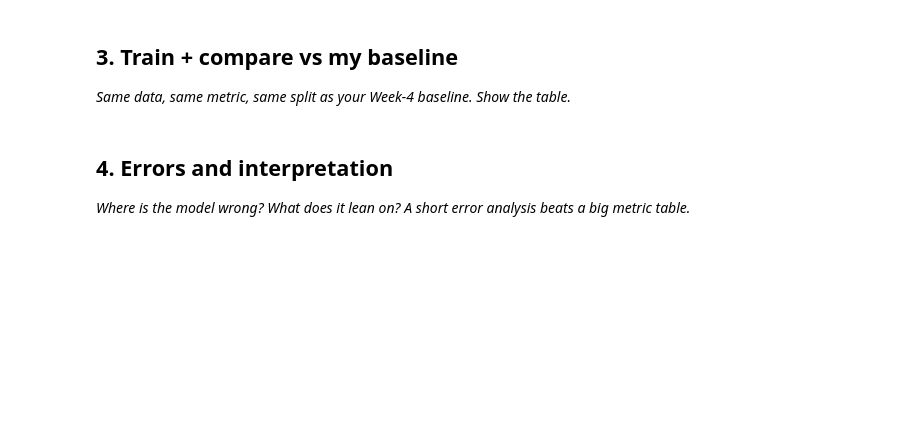
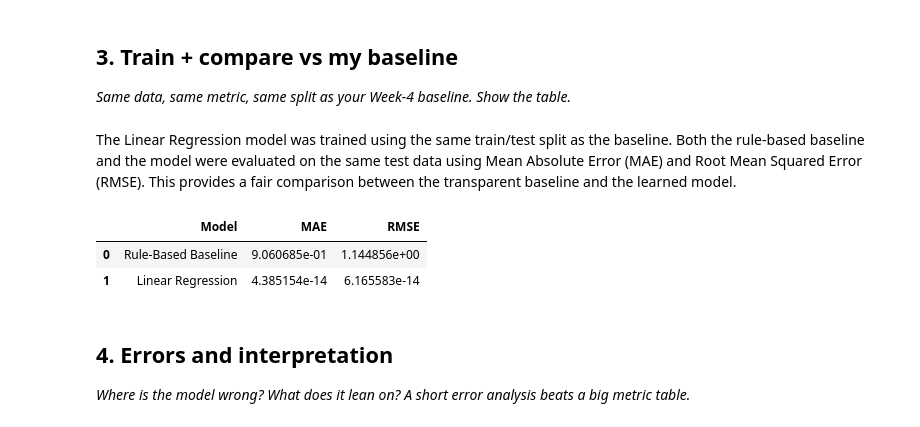
Before and after one commit to rish7186/flyrank-ml-internship-starter, a Jupyter notebook: work/notebooks/w05_model.ipynb, the cells around one changed output. Saved outputs shown, nothing was run; the diff lists cells and outputs as text; code cells hidden in the pictures; blank space fills up the shorter version.

```diff
--- a/work/notebooks/w05_model.ipynb
+++ b/work/notebooks/w05_model.ipynb
@@ -30,3 +80,55 @@ This skeleton is yours to fill. Work the sections **in order** — each one has
+# %% [markdown]
+The Linear Regression model was trained using the same train/test split as the baseline. Both the rule-based baseline and the model were evaluated on the same test data using Mean Absolute Error (MAE) and Root Mean Squared Error (RMSE). This provides a fair comparison between the transparent baseline and the learned model.
+# %%
+# This cell is for CODE (numbers, a query, a check).
+# Write your text answer in the cell ABOVE this one — typing sentences here breaks Run All.
+from sklearn.linear_model import LinearRegression
+from sklearn.metrics import mean_absolute_error, mean_squared_error
+import pandas as pd
+import numpy as np
+
+# -------------------------------
+# Train Linear Regression
+# -------------------------------
+
+model = LinearRegression()
+model.fit(X_train, y_train)
+
+# Model predictions
+model_pred = model.predict(X_test)
+
+# -------------------------------
+# Rule-based Baseline Prediction
+# -------------------------------
+
+# Simple baseline: predict the mean house value from the training data
+baseline_pred = np.full(len(y_test), y_train.mean())
+
+# -------------------------------
+# Evaluation
+# -------------------------------
+
+baseline_mae = mean_absolute_error(y_test, baseline_pred)
+baseline_rmse = np.sqrt(mean_squared_error(y_test, baseline_pred))
+
+model_mae = mean_absolute_error(y_test, model_pred)
+model_rmse = np.sqrt(mean_squared_error(y_test, model_pred))
+
+# -------------------------------
+# Comparison Table
+# -------------------------------
+
+comparison = pd.DataFrame({
+    "Model": ["Rule-Based Baseline", "Linear Regression"],
+    "MAE": [baseline_mae, model_mae],
+    "RMSE": [baseline_rmse, model_rmse]
+})
+
+display(comparison)
+# %% [output]
+|  | Model | MAE | RMSE |
+| 0 | Rule-Based Baseline | 9.060685e-01 | 1.144856e+00 |
+| 1 | Linear Regression | 4.385154e-14 | 6.165583e-14 |
 # %% [markdown]
 ## 4. Errors and interpretation
 
```
Also changed, not shown: parts of 9 cells of this notebook.
